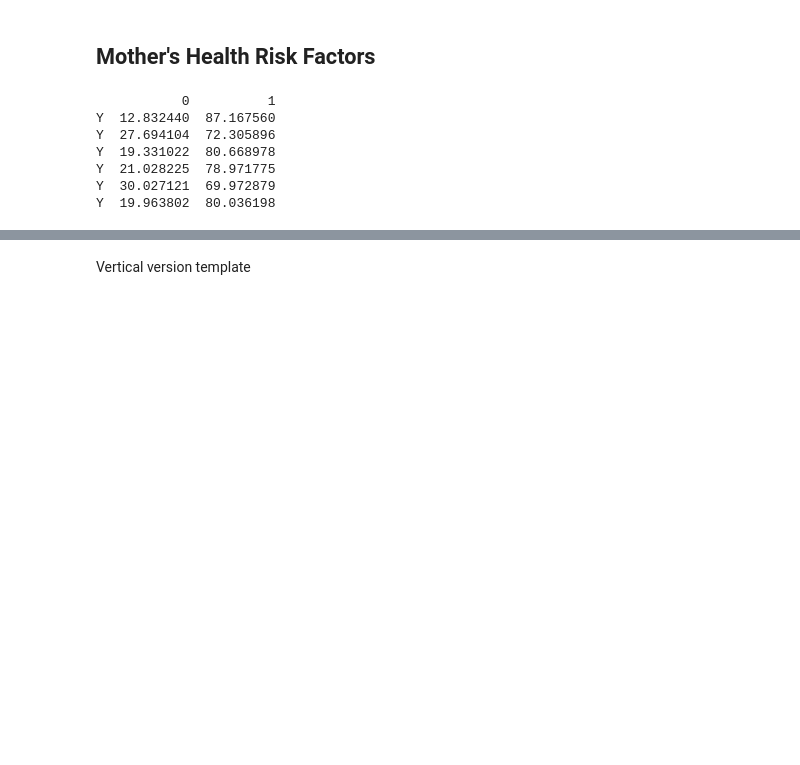
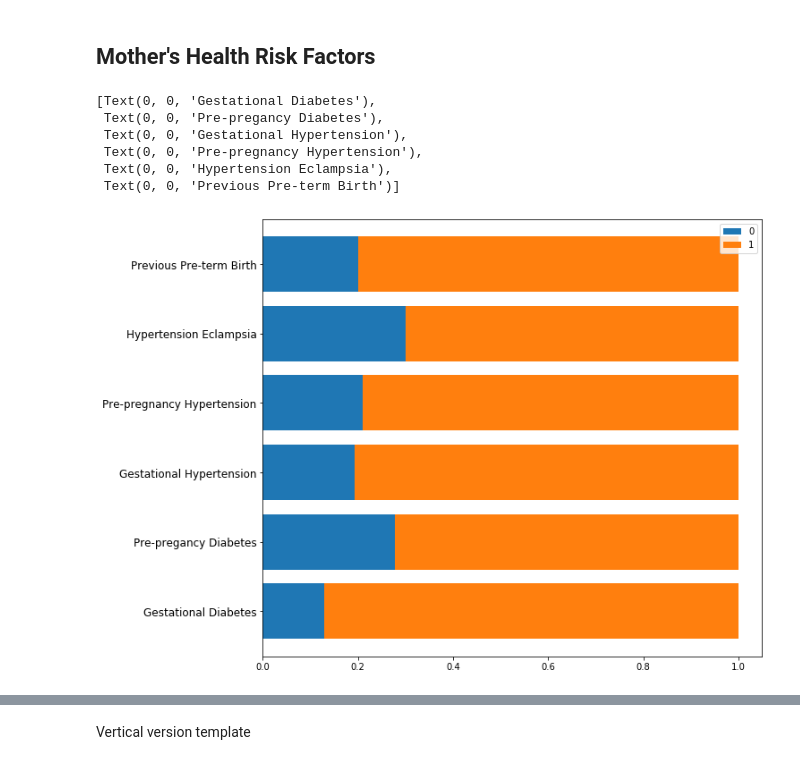
Before and after one commit to mkwasnica/CDC_capstone, a Jupyter notebook: notebooks/MK_Visualization.ipynb, the cells around one changed output, grey strips where cells are left out. Drawn from its saved outputs; the diff is of its cells as text; code cells hidden in the pictures; blank space fills up the shorter version.

```diff
--- a/notebooks/MK_Visualization.ipynb
+++ b/notebooks/MK_Visualization.ipynb
@@ -278,14 +183,16 @@ pct_bplot(births,'mothers_age_groups2')
 # %%
 cnames_list = ['gest_diab','pre_preg_diab', 'gest_hypten', 'pre_preg_hypten', 'hypten_ecl', 'prev_preterm_birth']
 fullnames_list =['Gestational Diabetes', "Pre-pregancy Diabetes",'Gestational Hypertension', 'Pre-pregnancy Hypertension', 'Hypertension Eclampsia', 'Previous Pre-term Birth']
 test = pd.concat(map( lambda cname: make_pctdf( births_nou, cname ), cnames_list ))
 # print(test)
+test_plt = (test.div(test.sum(1), axis=0)).plot(kind = 'barh', width = 0.8, stacked = True, figsize = (10,9))
+test_plt.set_yticklabels(fullnames_list, fontsize = 12)
 # %% [output]
-           0          1
-Y  12.832440  87.167560
-Y  27.694104  72.305896
-Y  19.331022  80.668978
-Y  21.028225  78.971775
-Y  30.027121  69.972879
-Y  19.963802  80.036198
+[Text(0, 0, 'Gestational Diabetes'),
+ Text(0, 0, 'Pre-pregancy Diabetes'),
+ Text(0, 0, 'Gestational Hypertension'),
+ Text(0, 0, 'Pre-pregnancy Hypertension'),
+ Text(0, 0, 'Hypertension Eclampsia'),
+ Text(0, 0, 'Previous Pre-term Birth')]
+[figure, added]
 # %%
```
Also changed, not shown: parts of 39 cells of this notebook, 16 other files.
